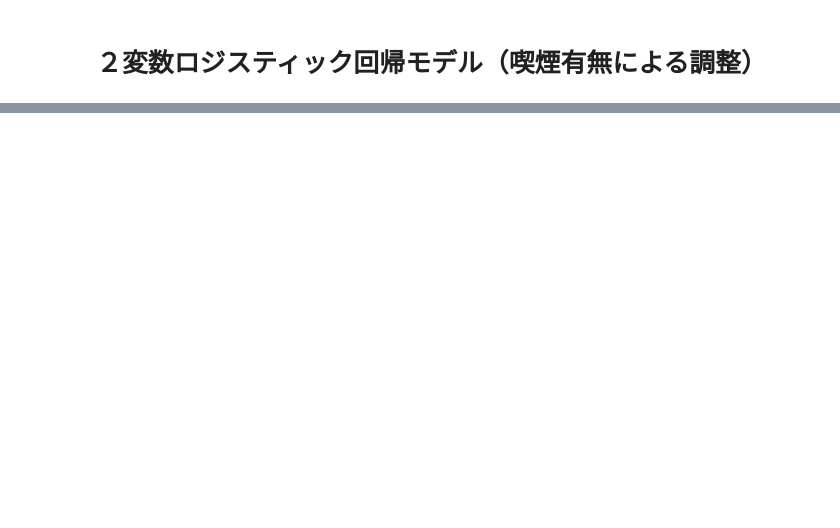
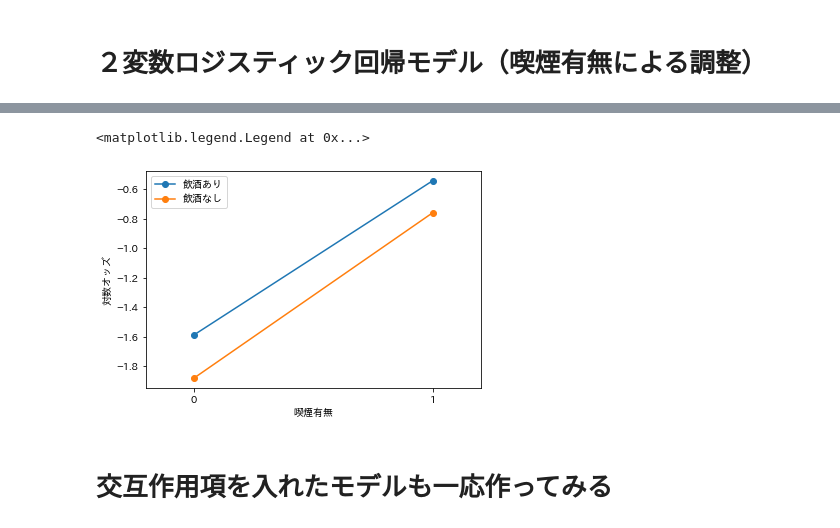
Before and after one commit to ShinCom1974/MachineLearning, a Jupyter notebook: logistic_regression_2107/901_交絡因子と交互作用のサンプル.ipynb, the cells around one changed output, grey strips where cells are left out. Drawn from its saved outputs; the diff is of its cells as text; code cells hidden in the pictures; blank space fills up the shorter version.

```diff
--- a/logistic_regression_2107/901_交絡因子と交互作用のサンプル.ipynb
+++ b/logistic_regression_2107/901_交絡因子と交互作用のサンプル.ipynb
@@ -86,0 +93,4 @@ smoking        1.0799      0.214      5.056      0.000       0.661       1.499
+# %%
+df_pivot = pd.pivot_table(data=df_conf, index=["alcohol", "smoking"], columns="cancer", values="id", aggfunc="count").reset_index()
+df_pivot["log-odd"] = np.log( df_pivot[1]/df_pivot[0] )
+df_pivot
@@ -87 +103,16 @@ smoking        1.0799      0.214      5.056      0.000       0.661       1.499
+# %%
+plt.plot([1,0], [ df_pivot.query("(alcohol==1) & (smoking==1)")["log-odd"], df_pivot.query("(alcohol==1) & (smoking==0)")["log-odd"] ],\
+         label="飲酒あり", marker="o")
+plt.plot([1,0], [ df_pivot.query("(alcohol==0) & (smoking==1)")["log-odd"], df_pivot.query("(alcohol==0) & (smoking==0)")["log-odd"] ],\
+        label="飲酒なし", marker="o")
+plt.ylabel("対数オッズ")
+plt.xlabel("喫煙有無")
+plt.xticks([0,1])
+plt.xlim(-0.2,1.2)
+plt.legend()
+# %% [output]
+<matplotlib.legend.Legend at 0x...>
+[figure, added]
+# %% [markdown]
+# 交互作用項を入れたモデルも一応作ってみる
 # %%
```
Also changed, not shown: parts of 24 cells of this notebook, 1 other file.
